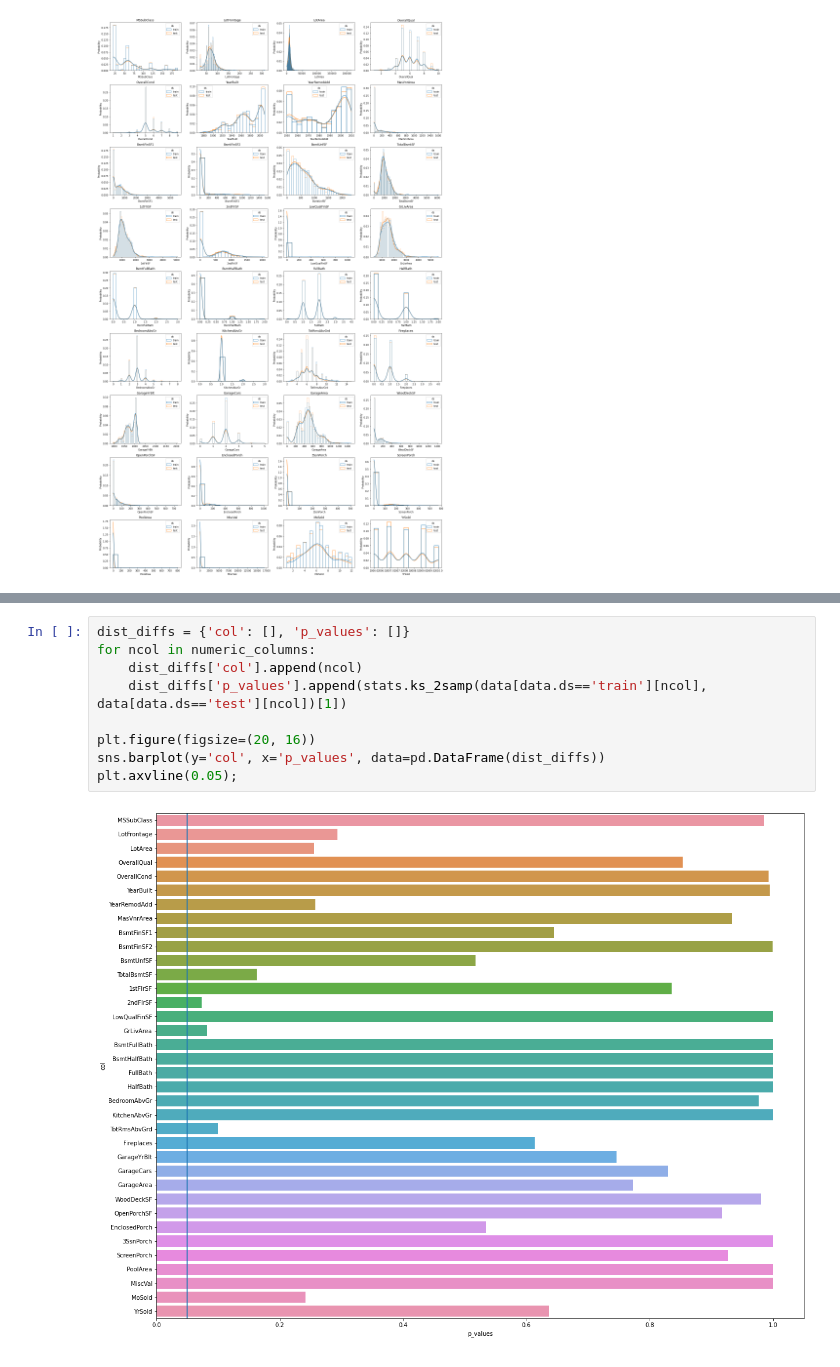
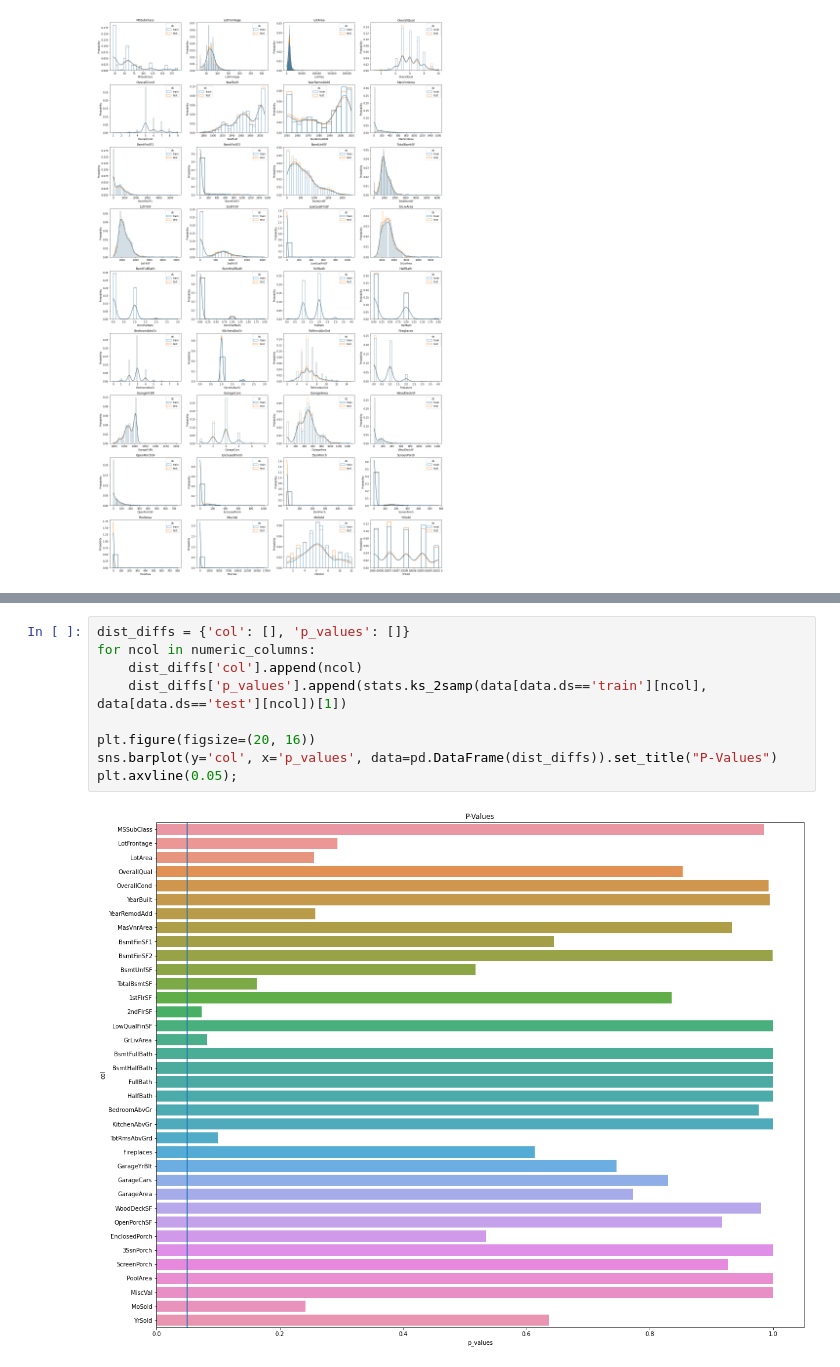
Before and after one commit to Armenian-Data-Science-Community/house-price-prediction, a Jupyter notebook: notebooks/eda.ipynb, the cells around one changed output, grey strips where cells are left out. Drawn from its saved outputs; the diff is of its cells as text.

```diff
--- a/notebooks/eda.ipynb
+++ b/notebooks/eda.ipynb
@@ -99,11 +100,11 @@ plt.tight_layout()
 # %%
 dist_diffs = {'col': [], 'p_values': []}
 for ncol in numeric_columns:
     dist_diffs['col'].append(ncol)
     dist_diffs['p_values'].append(stats.ks_2samp(data[data.ds=='train'][ncol], data[data.ds=='test'][ncol])[1])
 
 plt.figure(figsize=(20, 16))
-sns.barplot(y='col', x='p_values', data=pd.DataFrame(dist_diffs))
+sns.barplot(y='col', x='p_values', data=pd.DataFrame(dist_diffs)).set_title("P-Values")
 plt.axvline(0.05);
 # %% [output]
-[figure, old version]
+[figure, new version]
```
Also changed, not shown: parts of 10 cells of this notebook.
